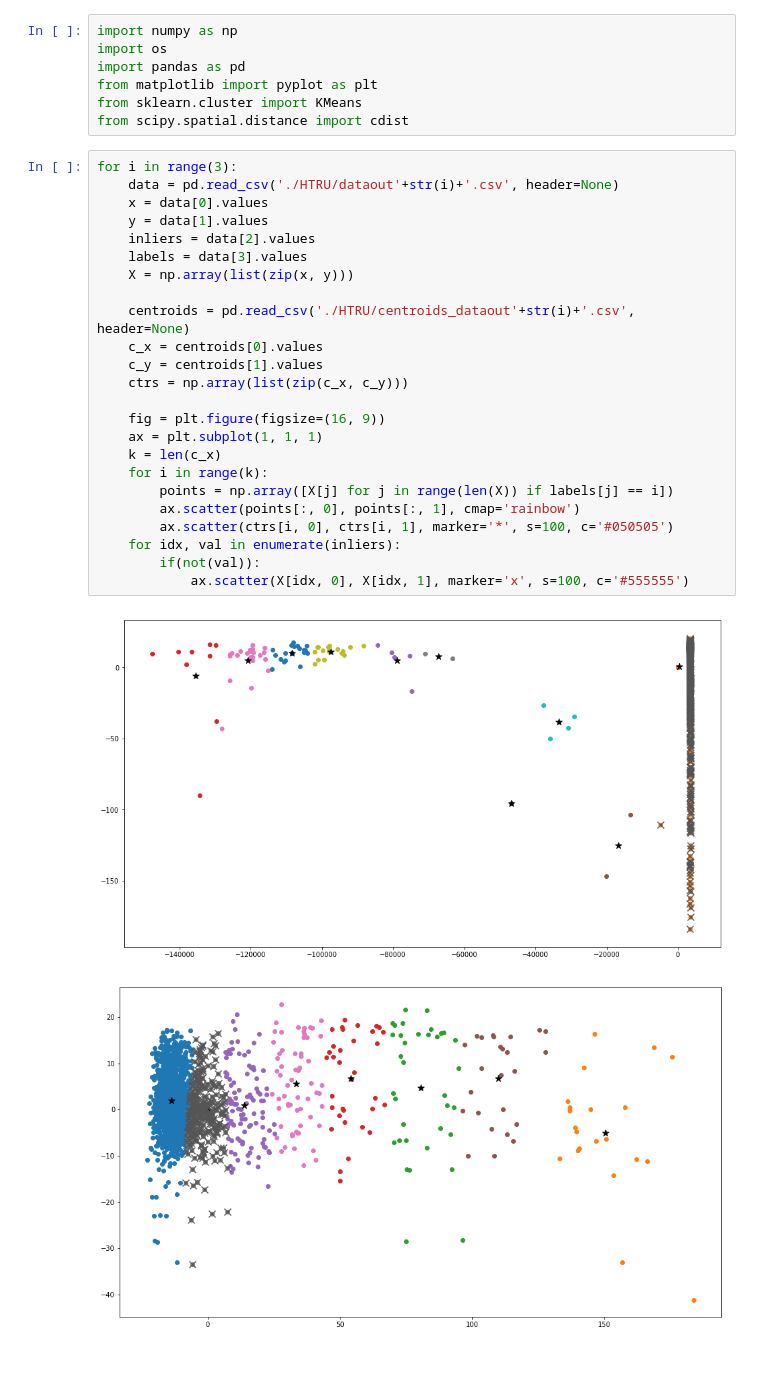
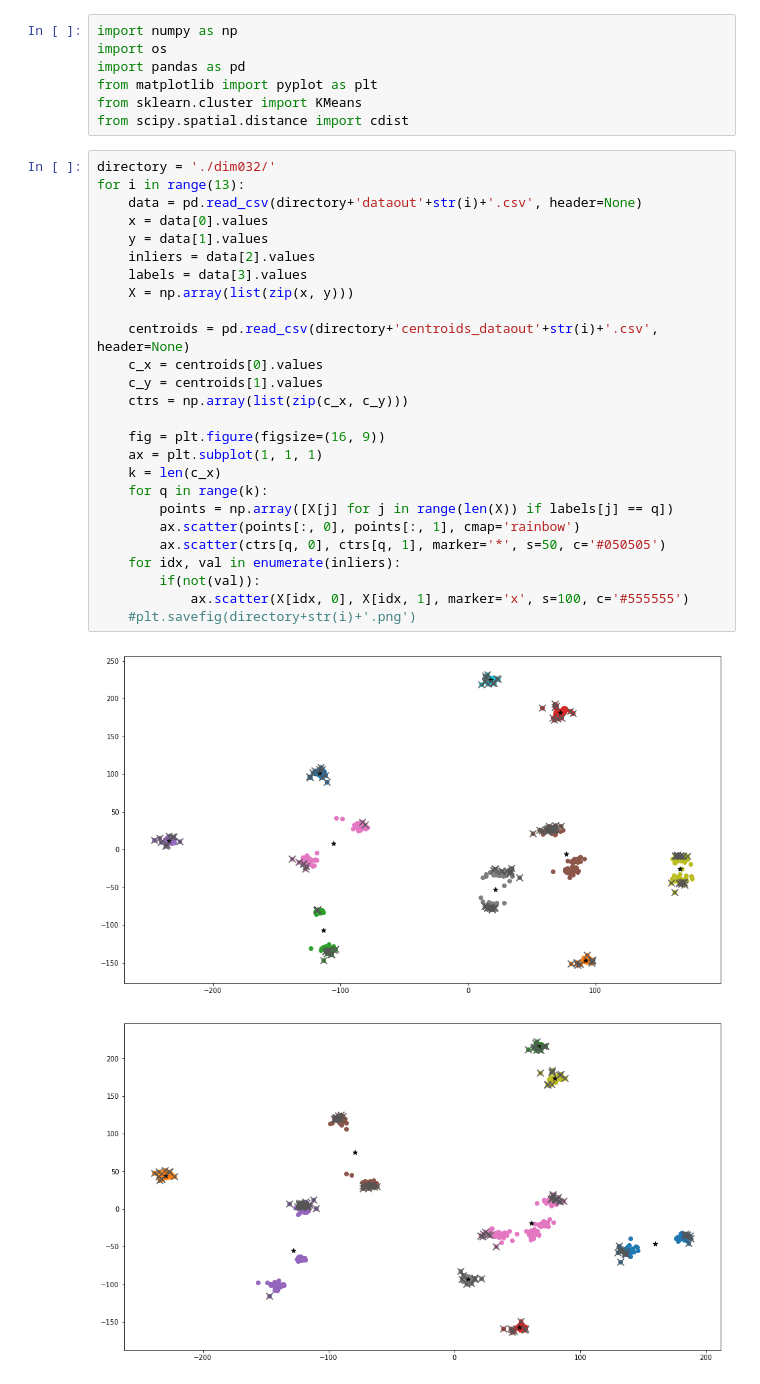
Before and after one commit to andreadellamonaca/AdaptiveClustering, a Jupyter notebook: plot/outliers_allCS.ipynb, the cells around one changed output. Saved outputs shown, nothing was run; the diff lists cells and outputs as text.

```diff
--- a/plot/outliers_allCS.ipynb
+++ b/plot/outliers_allCS.ipynb
@@ -6,29 +6,31 @@ from matplotlib import pyplot as plt
 from sklearn.cluster import KMeans
 from scipy.spatial.distance import cdist
 # %%
-for i in range(3):
-    data = pd.read_csv('./HTRU/dataout'+str(i)+'.csv', header=None)
+directory = './dim032/'
+for i in range(13):
+    data = pd.read_csv(directory+'dataout'+str(i)+'.csv', header=None)
     x = data[0].values
     y = data[1].values
     inliers = data[2].values
     labels = data[3].values
     X = np.array(list(zip(x, y)))
 
-    centroids = pd.read_csv('./HTRU/centroids_dataout'+str(i)+'.csv', header=None)
+    centroids = pd.read_csv(directory+'centroids_dataout'+str(i)+'.csv', header=None)
     c_x = centroids[0].values
     c_y = centroids[1].values
     ctrs = np.array(list(zip(c_x, c_y)))
 
     fig = plt.figure(figsize=(16, 9))
     ax = plt.subplot(1, 1, 1)
     k = len(c_x)
-    for i in range(k):
-        points = np.array([X[j] for j in range(len(X)) if labels[j] == i])
+    for q in range(k):
+        points = np.array([X[j] for j in range(len(X)) if labels[j] == q])
         ax.scatter(points[:, 0], points[:, 1], cmap='rainbow')
-        ax.scatter(ctrs[i, 0], ctrs[i, 1], marker='*', s=100, c='#050505')
+        ax.scatter(ctrs[q, 0], ctrs[q, 1], marker='*', s=50, c='#050505')
     for idx, val in enumerate(inliers):
         if(not(val)):
             ax.scatter(X[idx, 0], X[idx, 1], marker='x', s=100, c='#555555')
+    #plt.savefig(directory+str(i)+'.png')
 # %% [output]
-[figure, old version]
+[figure, new version]
-[figure, old version]
+[figure, new version]
```
Also changed, not shown: parts of 1 cell of this notebook, 8 other files.
